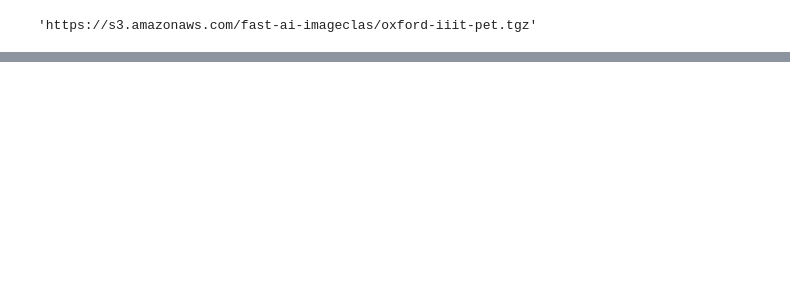
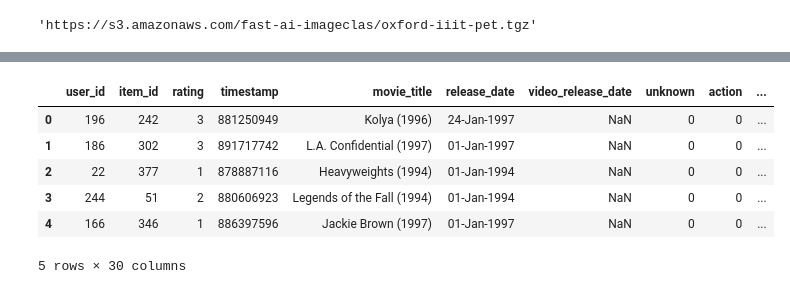
Before and after one commit to WholeRock/GenAILearning, a Jupyter notebook: notebook8094b5ea89.ipynb, the cells around one changed output, grey strips where cells are left out. Drawn from its saved outputs; the diff is of its cells as text; code cells hidden in the pictures; blank space fills up the shorter version.

```diff
--- a/notebook8094b5ea89.ipynb
+++ b/notebook8094b5ea89.ipynb
@@ -43,0 +75,3 @@ print(f"Probability it's a cat: {probs[1].item():.6f}")
+# %%
+user_info = pd.read_csv(f'{path}/u.user', sep='|', encoding='utf-8', encoding_errors='ignore', names=['user_id', 'age', 'gender', 'occupation', 'zip_code'])
+user_info.head()
@@ -43,0 +85,3 @@ print(f"Probability it's a cat: {probs[1].item():.6f}")
+# %%
+ratings_all = ratings.merge(movie_details, how='left', left_on='item_id', right_on='movie_id', suffixes=(False, False))
+ratings_all.head()
@@ -43,0 +96,2 @@ print(f"Probability it's a cat: {probs[1].item():.6f}")
+# %%
+ratings_all = ratings_all.merge(user_info, how='left', left_on='user_id', right_on='user_id', suffixes=(False, False))
@@ -43,0 +108,12 @@ print(f"Probability it's a cat: {probs[1].item():.6f}")
+# %%
+ra = ratings_all.drop(columns=['movie_id', 'imdb_url'])
+# %%
+ra.head()
+# %% [output]
+|  | user_id | item_id | rating | timestamp | movie_title | release_date | video_release_date | unknown | action | ... |
+| 0 | 196 | 242 | 3 | 881250949 | Kolya (1996) | 24-Jan-1997 | NaN | 0 | 0 | ... |
+| 1 | 186 | 302 | 3 | 891717742 | L.A. Confidential (1997) | 01-Jan-1997 | NaN | 0 | 0 | ... |
+| 2 | 22 | 377 | 1 | 878887116 | Heavyweights (1994) | 01-Jan-1994 | NaN | 0 | 0 | ... |
+| 3 | 244 | 51 | 2 | 880606923 | Legends of the Fall (1994) | 01-Jan-1994 | NaN | 0 | 0 | ... |
+| 4 | 166 | 346 | 1 | 886397596 | Jackie Brown (1997) | 01-Jan-1997 | NaN | 0 | 0 | ... |
+5 rows × 30 columns
```
Also changed, not shown: parts of 18 cells of this notebook.
